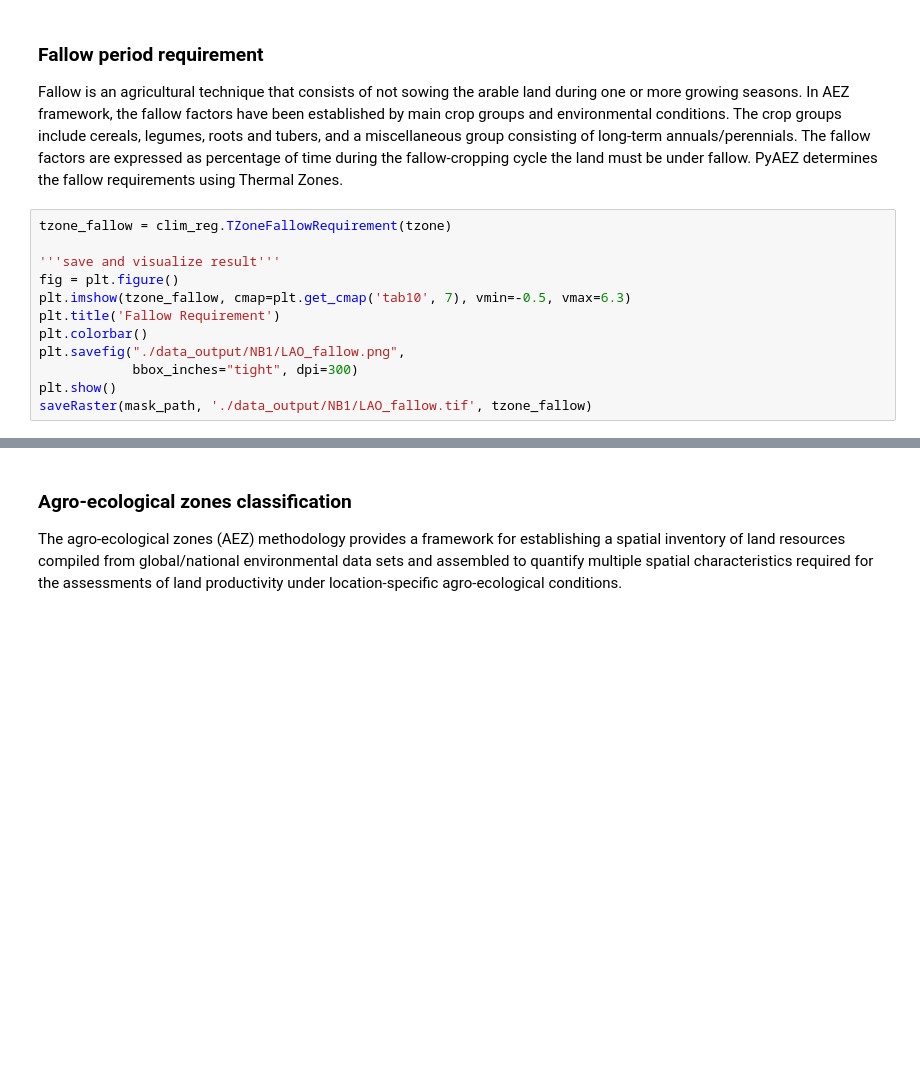
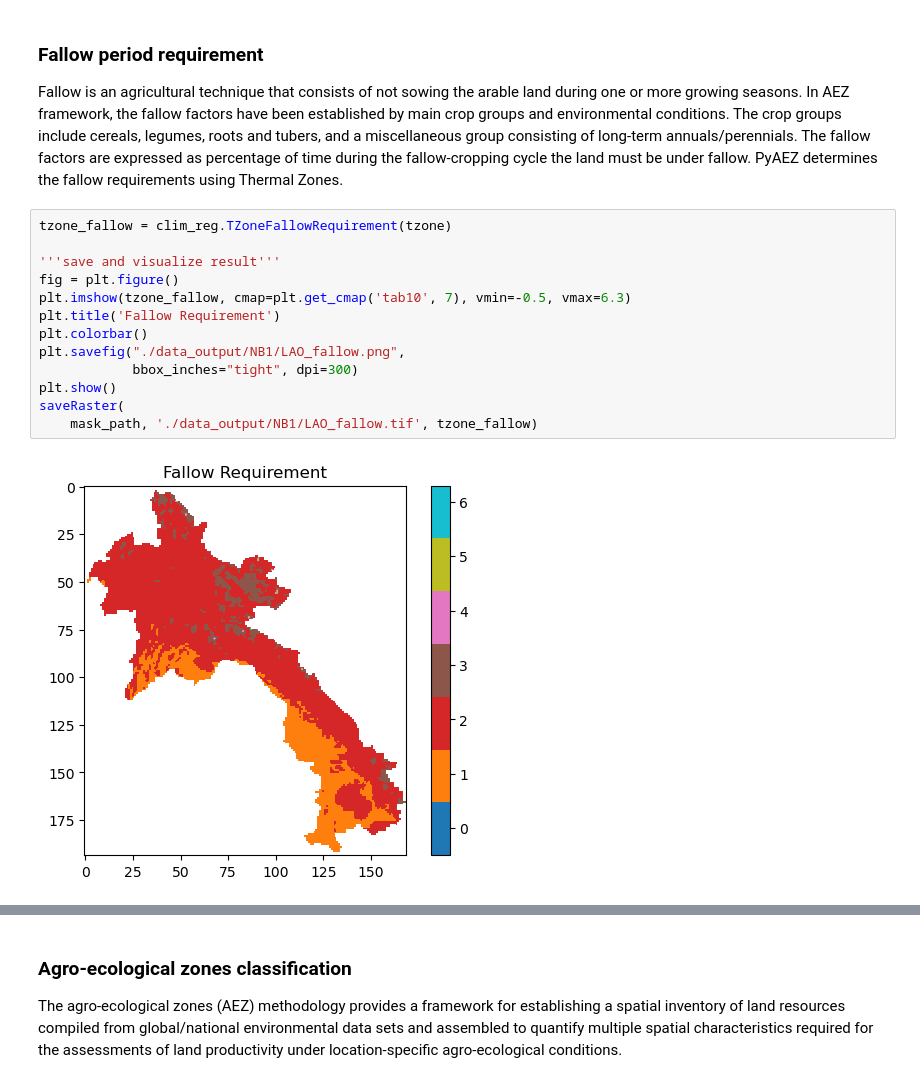
Before and after one commit to gicait/PyAEZ, a Jupyter notebook: tutorials/NB1_ClimateRegime.ipynb, the cells around one changed output, grey strips where cells are left out. Cells and saved outputs as stored; diff of their text form; blank space fills up the shorter version.

```diff
--- a/tutorials/NB1_ClimateRegime.ipynb
+++ b/tutorials/NB1_ClimateRegime.ipynb
@@ -355,12 +377,15 @@ Fallow is an agricultural technique that consists of not sowing the arable land
 # %%
 tzone_fallow = clim_reg.TZoneFallowRequirement(tzone)
 
 '''save and visualize result'''
 fig = plt.figure()
 plt.imshow(tzone_fallow, cmap=plt.get_cmap('tab10', 7), vmin=-0.5, vmax=6.3)
 plt.title('Fallow Requirement')
 plt.colorbar()
 plt.savefig("./data_output/NB1/LAO_fallow.png",
             bbox_inches="tight", dpi=300)
 plt.show()
-saveRaster(mask_path, './data_output/NB1/LAO_fallow.tif', tzone_fallow)
+saveRaster(
+    mask_path, './data_output/NB1/LAO_fallow.tif', tzone_fallow)
+# %% [output]
+[figure, added]
```
Also changed, not shown: parts of 26 cells of this notebook, 29 other files.
